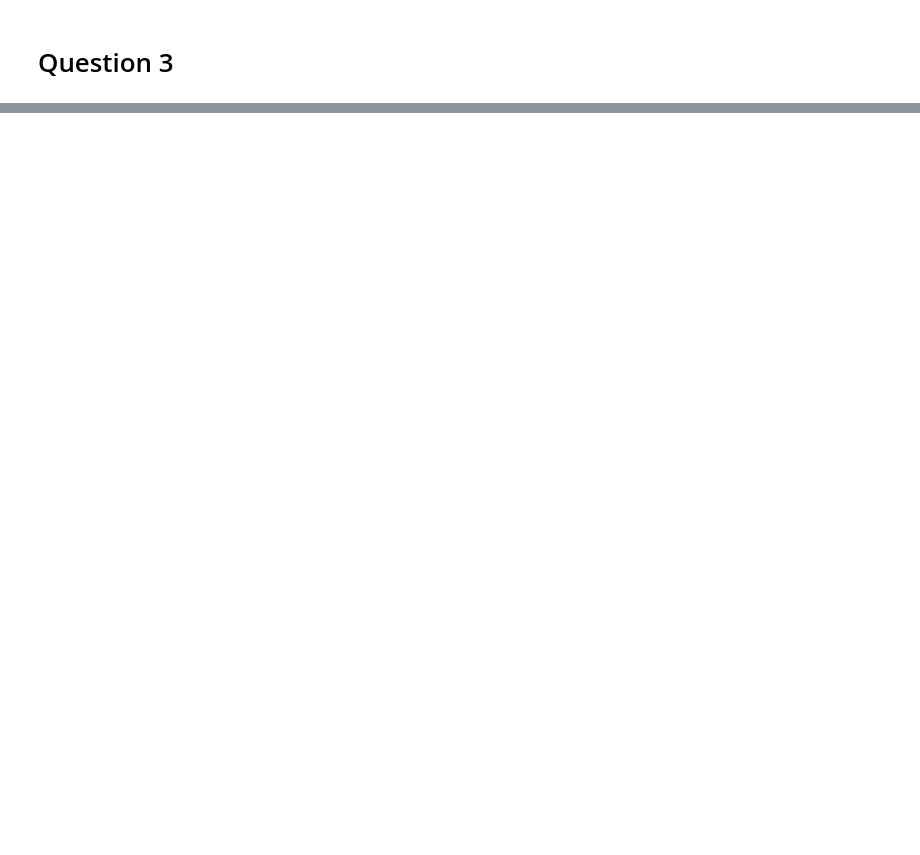
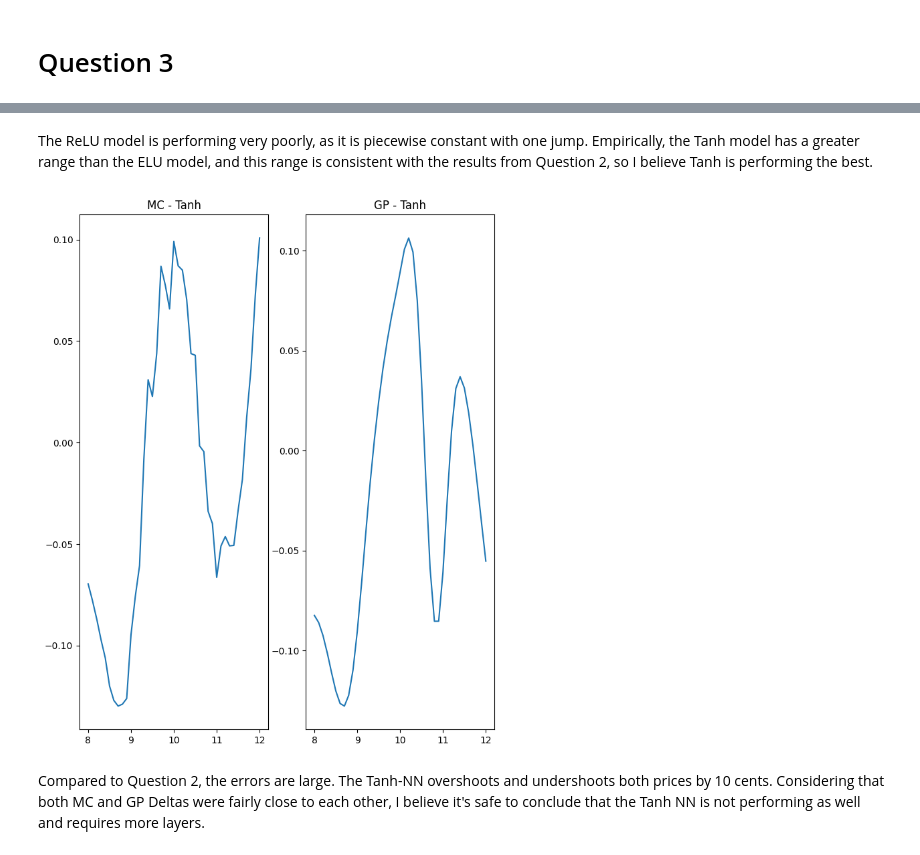
Before and after one commit to DanLeEpicMan/PSTAT-223C, a Jupyter notebook: hw3/hw3.ipynb, the cells around one changed output, grey strips where cells are left out. Cells and saved outputs as stored; diff of their text form; code cells hidden in the pictures; blank space fills up the shorter version.

Commit message:
Finished Question 2, 3

```diff
--- a/hw3/hw3.ipynb
+++ b/hw3/hw3.ipynb
@@ -188,0 +281,16 @@ tensor([-16.3343,  -6.8288,   0.4281,   5.4674,   8.4979,   9.1399,   8.5102,
+# %% [markdown]
+The ReLU model is performing very poorly, as it is piecewise constant with one jump. Empirically, the Tanh model has a greater range than the ELU model, and this range is consistent with the results from Question 2, so I believe Tanh is performing the best.
+# %%
+fig, axes = plt.subplots(nrows=1, ncols=2, figsize=(8, 10))
+
+tanh_vs_mc = sns.lineplot(x=d, y=delta_mc - tanh_delta.numpy(), ax=axes[0])
+tanh_vs_gp = sns.lineplot(x=d, y=delta_gp.numpy() - tanh_delta.numpy(), ax=axes[1])
+
+tanh_vs_mc.set_title('MC - Tanh')
+tanh_vs_gp.set_title('GP - Tanh')
+
+fig.show()
+# %% [output]
+[figure, added]
+# %% [markdown]
+Compared to Question 2, the errors are large. The Tanh-NN overshoots and undershoots both prices by 10 cents. Considering that both MC and GP Deltas were fairly close to each other, I believe it's safe to conclude that the Tanh NN is not performing as well and requires more layers.
```
Also changed, not shown: parts of 12 cells of this notebook.
